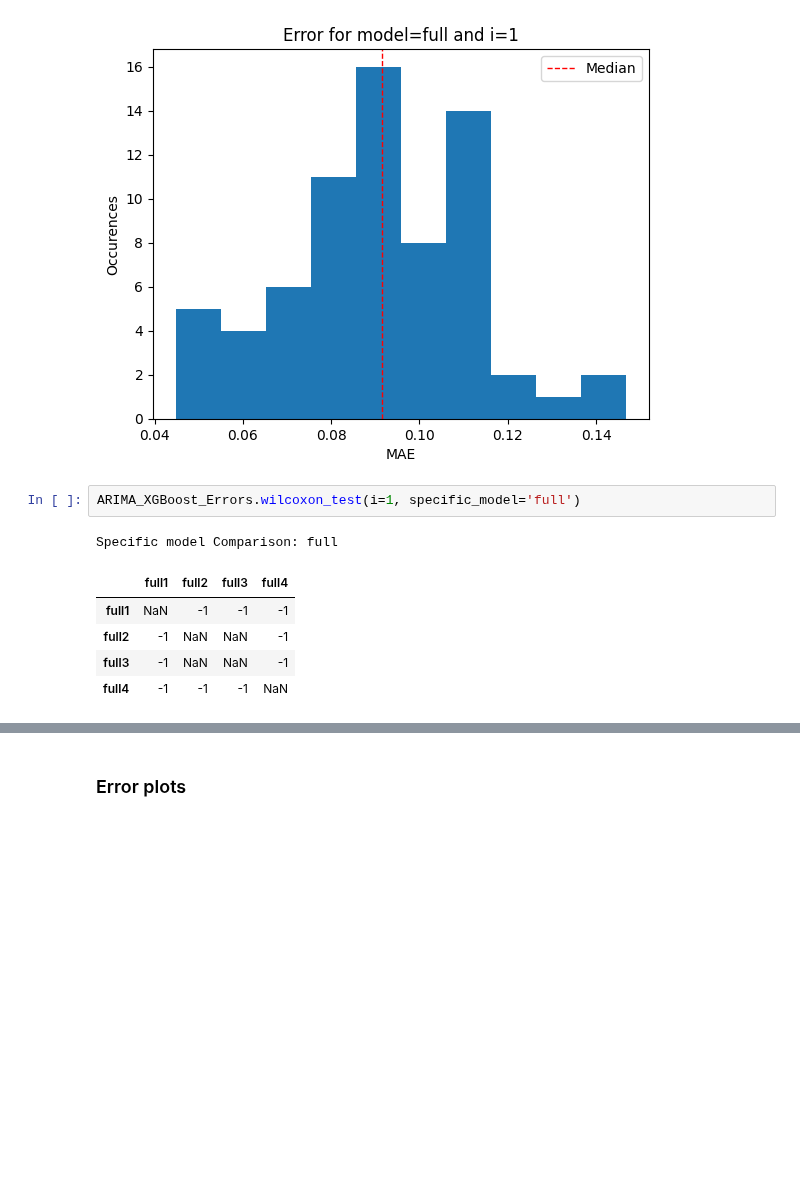
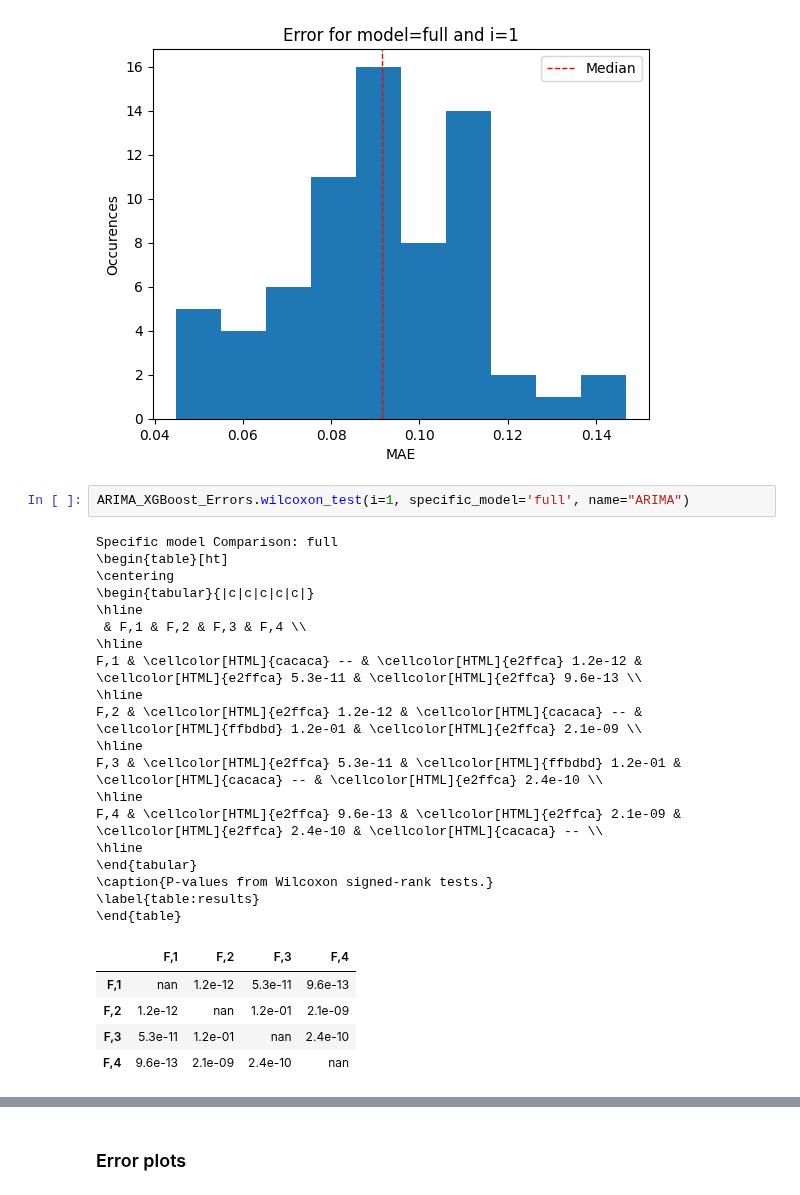
Before and after one commit to clarachristiansen/Bachelor_project, a Jupyter notebook: Visualize_CV_shifted.ipynb, the cells around one changed output, grey strips where cells are left out. Saved outputs shown, nothing was run; the diff lists cells and outputs as text; blank space fills up the shorter version.

Commit message:
Wilcoxon across datasets + latex code

```diff
--- a/Visualize_CV_shifted.ipynb
+++ b/Visualize_CV_shifted.ipynb
@@ -194,12 +232,30 @@ ARIMA_XGBoost_Errors.median_histogram(i=1)
 [figure]
 [figure]
 # %%
-ARIMA_XGBoost_Errors.wilcoxon_test(i=1, specific_model='full')
+ARIMA_XGBoost_Errors.wilcoxon_test(i=1, specific_model='full', name="ARIMA")
 # %% [output]
 Specific model Comparison: full
+\begin{table}[ht]
+\centering
+\begin{tabular}{|c|c|c|c|c|}
+\hline
+ & F,1 & F,2 & F,3 & F,4 \\
+\hline
+F,1 & \cellcolor[HTML]{cacaca} -- & \cellcolor[HTML]{e2ffca} 1.2e-12 & \cellcolor[HTML]{e2ffca} 5.3e-11 & \cellcolor[HTML]{e2ffca} 9.6e-13 \\
+\hline
+F,2 & \cellcolor[HTML]{e2ffca} 1.2e-12 & \cellcolor[HTML]{cacaca} -- & \cellcolor[HTML]{ffbdbd} 1.2e-01 & \cellcolor[HTML]{e2ffca} 2.1e-09 \\
+\hline
+F,3 & \cellcolor[HTML]{e2ffca} 5.3e-11 & \cellcolor[HTML]{ffbdbd} 1.2e-01 & \cellcolor[HTML]{cacaca} -- & \cellcolor[HTML]{e2ffca} 2.4e-10 \\
+\hline
+F,4 & \cellcolor[HTML]{e2ffca} 9.6e-13 & \cellcolor[HTML]{e2ffca} 2.1e-09 & \cellcolor[HTML]{e2ffca} 2.4e-10 & \cellcolor[HTML]{cacaca} -- \\
+\hline
+\end{tabular}
+\caption{P-values from Wilcoxon signed-rank tests.}
+\label{table:results}
+\end{table}
-|  | full1 | full2 | full3 | full4 |
-| full1 | NaN | -1 | -1 | -1 |
-| full2 | -1 | NaN | NaN | -1 |
-| full3 | -1 | NaN | NaN | -1 |
-| full4 | -1 | -1 | -1 | NaN |
+|  | F,1 | F,2 | F,3 | F,4 |
+| F,1 | nan | 1.2e-12 | 5.3e-11 | 9.6e-13 |
+| F,2 | 1.2e-12 | nan | 1.2e-01 | 2.1e-09 |
+| F,3 | 5.3e-11 | 1.2e-01 | nan | 2.4e-10 |
+| F,4 | 9.6e-13 | 2.1e-09 | 2.4e-10 | nan |
 # %%
```
Also changed, not shown: parts of 5 cells of this notebook.
